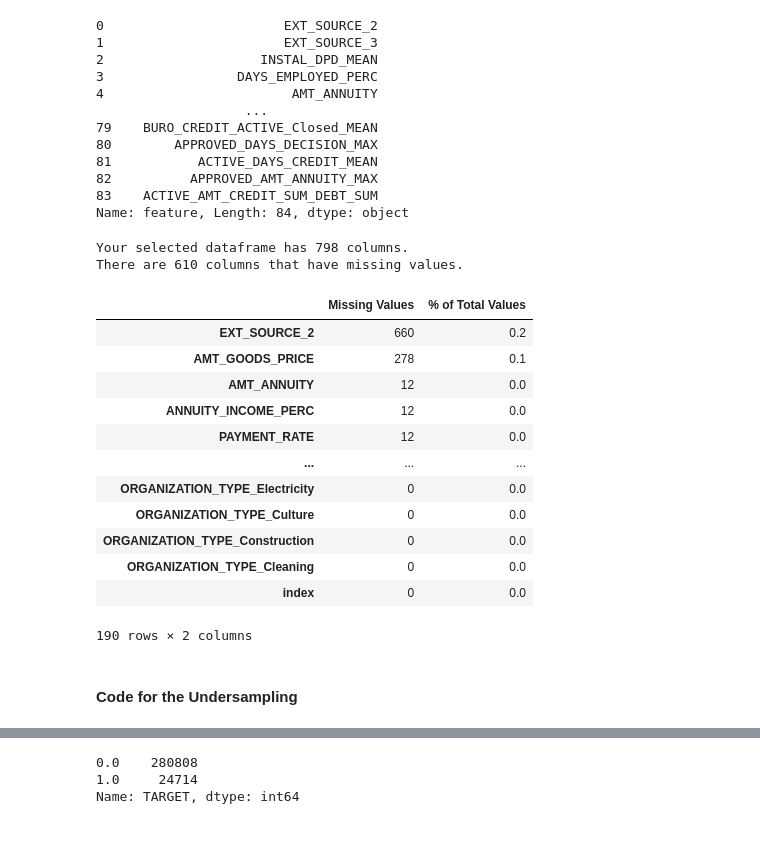
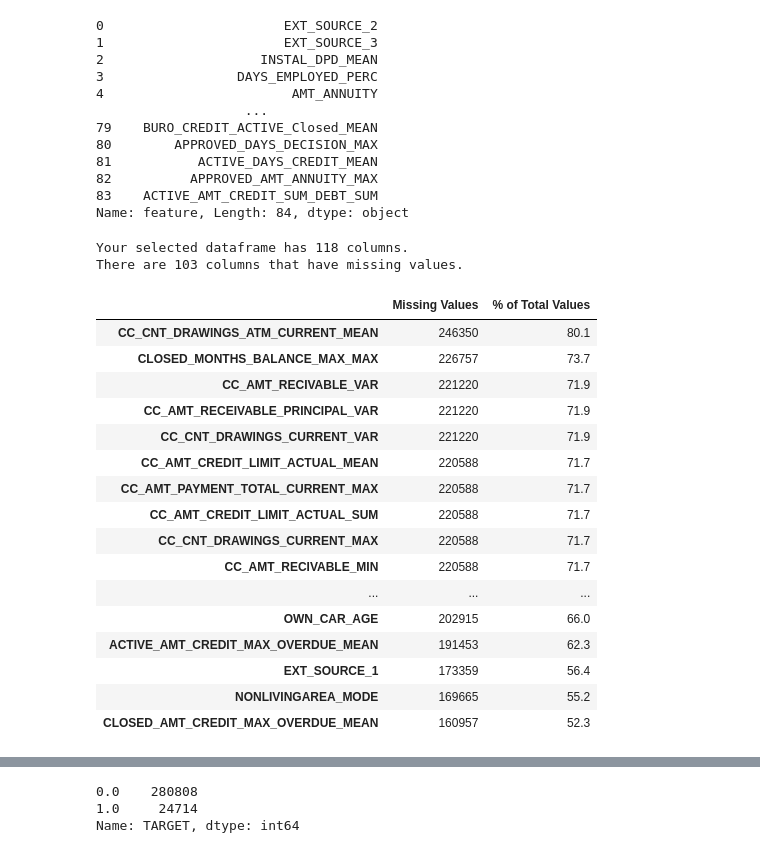
Before and after one commit to lauraamy/projet7_pretdepenser, a Jupyter notebook: p7_notebook_modelling.ipynb, the cells around one changed output, grey strips where cells are left out. Cells and saved outputs as stored; diff of their text form; code cells hidden in the pictures.

Commit message:
Updated files, cleaning up for final version

```diff
--- a/p7_notebook_modelling.ipynb
+++ b/p7_notebook_modelling.ipynb
@@ -72,4 +34,6 @@ final_selected_feats.to_csv('../my_csv_files/feats_import_combined_lgbm128_mssin
 # %%
-feats_for_modelling = list(final_selected_feats["feature"]) + ['TARGET', 'SK_ID_CURR']
+# add TARGET and SK ID CURR to the selected features
+
+feats_for_modelling = list(feats_importance["feature"]) + ['TARGET', 'SK_ID_CURR']
 # %% [markdown]
 # Undersampling
@@ -164,6 +113,8 @@ data_select_feats = data_select_feats.rename(columns = lambda x:re.sub('[^A-Za-z
 def missing_values_table(df):
         """
         df : data for which you want to know the missing values
+
+        Returns: a table with the missing value for each feature and the percentage of missing values
         """
         # Total missing values
         mis_val = df.isnull().sum()
@@ -196,60 +147,27 @@ def missing_values_table(df):
 
         # Return the dataframe with missing information
         return mis_val_table_ren_columns
-# %%
-# Function to calculate missing values by column
-def missing_values_table(df):
-        """
-        df : data for which you want to know the missing values
-        """
-        # Total missing values
-        mis_val = df.isnull().sum()
-
-        # Percentage of missing values
-        mis_val_percent = 100 * df.isnull().sum() / len(df)
-
-        # Make a table with the results
-        mis_val_table = pd.concat([mis_val, mis_val_percent], axis=1)
-
-        # Rename the columns
-        mis_val_table_ren_columns = mis_val_table.rename(
-        columns = {0 : 'Missing Values', 1 : '% of Total Values'})
-
-        # Sort the table by percentage of missing descending
-        mis_val_table_ren_columns = mis_val_table_ren_columns.sort_values('% of Total Values',
-                                                                          ascending=False).round(1)
-        #mis_val_table_ren_columns = mis_val_table_ren_columns[
-        #    mis_val_table_ren_columns.iloc[:,1] != 0].sort_values(
-        #'% of Total Values', ascending=False).round(1)
-
-        # Print some summary information
-        print ("Your selected dataframe has " + str(df.shape[1]) + " columns.\n"
-               "There are " + str(mis_val_table_ren_columns[mis_val_table_ren_columns.iloc[:,1] != 0].shape[0]) +
-               " columns that have missing values.")
-
-        #print ("Your selected dataframe has " + str(df.shape[1]) + " columns.\n"
-        #    "There are " + str(mis_val_table_ren_columns.shape[0]) +
-        #      " columns that have missing values.")
-
-        # Return the dataframe with missing information
-        return mis_val_table_ren_columns
 # %%
-missing_values_table(data_select_feats).tail(190)
+missing_values_table(data_select_feats).head(20)
 # %% [output]
-Your selected dataframe has 798 columns.
-There are 610 columns that have missing values.
+Your selected dataframe has 118 columns.
+There are 103 columns that have missing values.
 |  | Missing Values | % of Total Values |
-| EXT_SOURCE_2 | 660 | 0.2 |
-| AMT_GOODS_PRICE | 278 | 0.1 |
-| AMT_ANNUITY | 12 | 0.0 |
-| ANNUITY_INCOME_PERC | 12 | 0.0 |
-| PAYMENT_RATE | 12 | 0.0 |
+| CC_CNT_DRAWINGS_ATM_CURRENT_MEAN | 246350 | 80.1 |
+| CLOSED_MONTHS_BALANCE_MAX_MAX | 226757 | 73.7 |
+| CC_AMT_RECIVABLE_VAR | 221220 | 71.9 |
+| CC_AMT_RECEIVABLE_PRINCIPAL_VAR | 221220 | 71.9 |
+| CC_CNT_DRAWINGS_CURRENT_VAR | 221220 | 71.9 |
+| CC_AMT_CREDIT_LIMIT_ACTUAL_MEAN | 220588 | 71.7 |
+| CC_AMT_PAYMENT_TOTAL_CURRENT_MAX | 220588 | 71.7 |
+| CC_AMT_CREDIT_LIMIT_ACTUAL_SUM | 220588 | 71.7 |
+| CC_CNT_DRAWINGS_CURRENT_MAX | 220588 | 71.7 |
+| CC_AMT_RECIVABLE_MIN | 220588 | 71.7 |
 | ... | ... | ... |
-| ORGANIZATION_TYPE_Electricity | 0 | 0.0 |
-| ORGANIZATION_TYPE_Culture | 0 | 0.0 |
-| ORGANIZATION_TYPE_Construction | 0 | 0.0 |
-| ORGANIZATION_TYPE_Cleaning | 0 | 0.0 |
-| index | 0 | 0.0 |
+| OWN_CAR_AGE | 202915 | 66.0 |
+| ACTIVE_AMT_CREDIT_MAX_OVERDUE_MEAN | 191453 | 62.3 |
+| EXT_SOURCE_1 | 173359 | 56.4 |
+| NONLIVINGAREA_MODE | 169665 | 55.2 |
+| CLOSED_AMT_CREDIT_MAX_OVERDUE_MEAN | 160957 | 52.3 |
-190 rows × 2 columns
 # %%
 # when a feature has few missing values, remove the individuals for which the value is missing
@@ -262,6 +181,4 @@ data_select_feats = data_select_feats[data_select_feats['OBS_30_CNT_SOCIAL_CIRCL
 data_select_feats = data_select_feats[data_select_feats['ANNUITY_INCOME_PERC'].notnull()]
 data_select_feats = data_select_feats[data_select_feats['AMT_ANNUITY'].notnull()]
 data_select_feats = data_select_feats[data_select_feats['PAYMENT_RATE'].notnull()]
-# %% [markdown]
-#### Code for the Undersampling
 # %%
```
Also changed, not shown: parts of 104 cells of this notebook, 12 other files.
